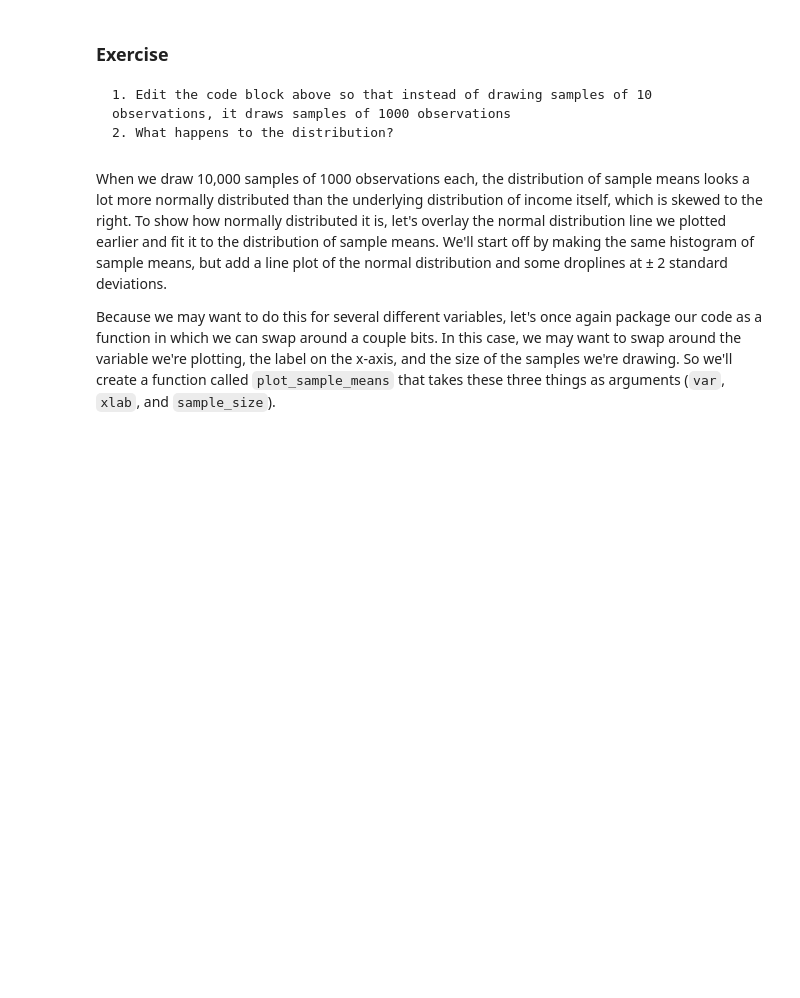
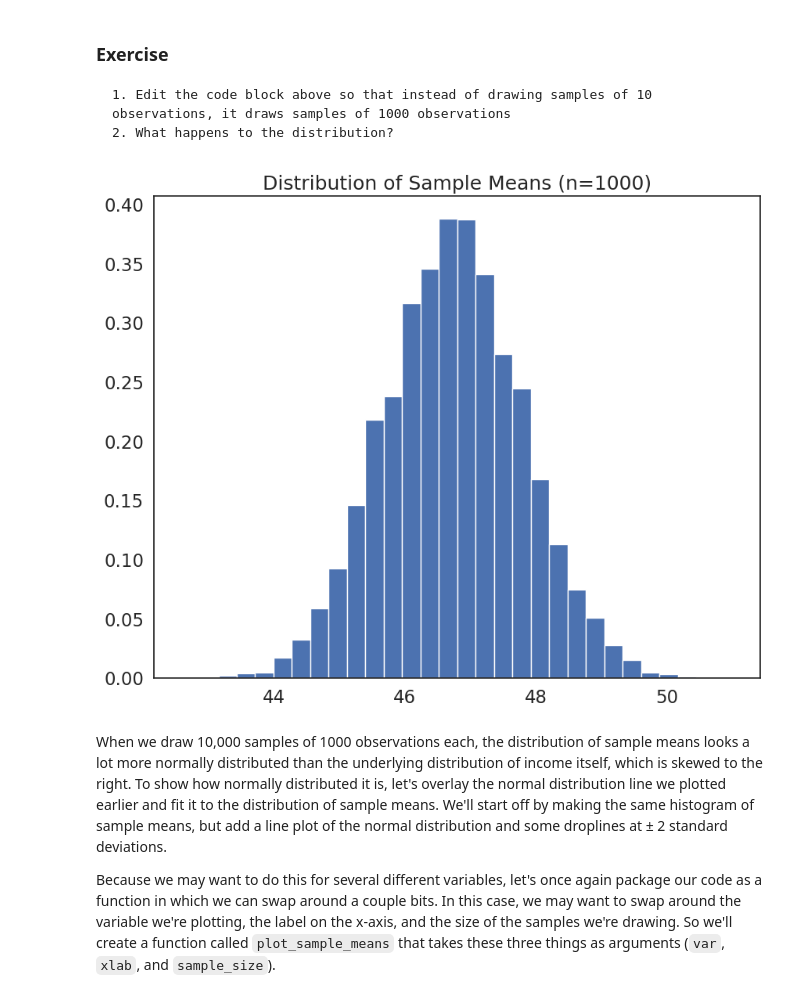
Before and after one commit to JmmQM2/QM2, a Jupyter notebook: W5_Distributions_and_Basic_Statistics.ipynb, the cells around one changed output. Saved outputs shown, nothing was run; the diff lists cells and outputs as text; code cells hidden in the pictures; blank space fills up the shorter version.

```diff
--- a/W5_Distributions_and_Basic_Statistics.ipynb
+++ b/W5_Distributions_and_Basic_Statistics.ipynb
@@ -431,6 +435,23 @@ plt.show()
 
     1. Edit the code block above so that instead of drawing samples of 10 observations, it draws samples of 1000 observations
     2. What happens to the distribution?
+# %%
+
+sample_means=[]
+
+sample_size=1000
+
+for i in range(0,10000):
+    sample= df['income'].sample(sample_size, replace=True)
+    sample_mean=sample.mean()
+    sample_means.append(sample_mean)
+
+plt.hist(sample_means, bins=30, edgecolor='white', density=True)
+plt.title('Distribution of Sample Means (n={})'.format(sample_size))
+plt.show()
+#the distribution is more shaped like a normal distribution.
+# %% [output]
+[figure, added]
 # %% [markdown]
 When we draw 10,000 samples of 1000 observations each, the distribution of sample means looks a lot more normally distributed than the underlying distribution of income itself, which is skewed to the right. To show how normally distributed it is, let's overlay the normal distribution line we plotted earlier and fit it to the distribution of sample means. We'll start off by making the same histogram of sample means, but add a line plot of the normal distribution and some droplines at ± 2 standard deviations.
 
```
Also changed, not shown: parts of 3 cells of this notebook.
